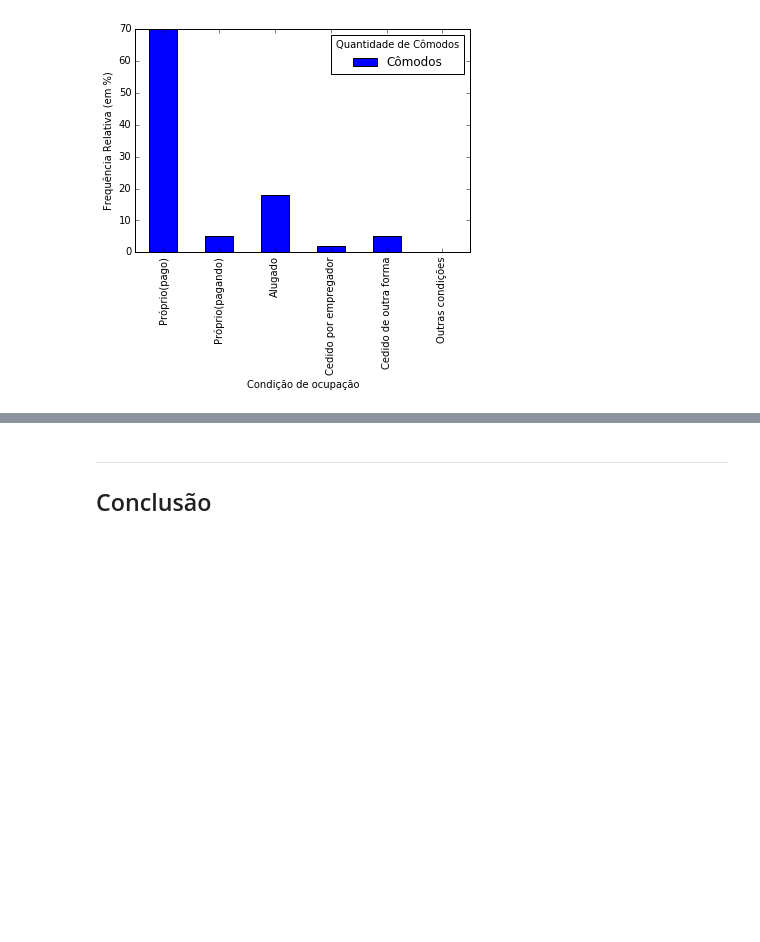
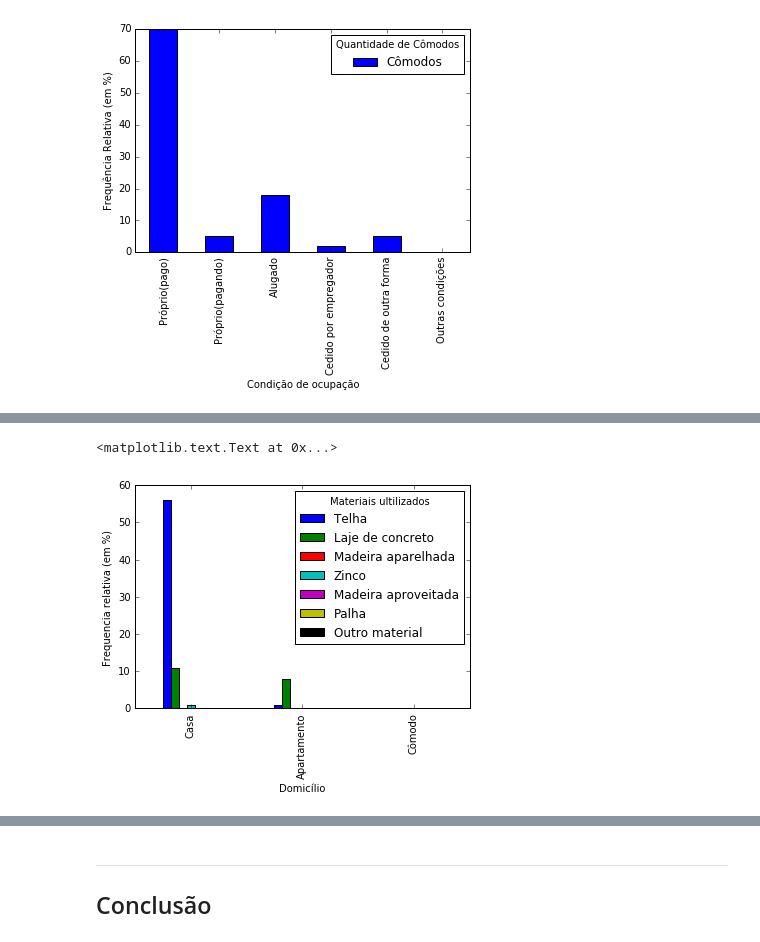
Before and after one commit to brunodratcu/CD1S17, a Jupyter notebook: Projeto1/Projeto1 Layout.ipynb, the cells around one changed output, grey strips where cells are left out. Saved outputs shown, nothing was run; the diff lists cells and outputs as text; code cells hidden in the pictures; blank space fills up the shorter version.

```diff
--- a/Projeto1/Projeto1 Layout.ipynb
+++ b/Projeto1/Projeto1 Layout.ipynb
@@ -273,0 +451,8 @@ plt.ylabel("Frequencia relativa (em %)")
+# %%
+c5 = pd.crosstab(dados["Domicílio"],dados["Material predominante na cobertura do domicílio"], rownames=["Domicílio"], colnames=["Materiais ultilizados"])
+c5 = (c5/len(dados)*100).round(decimals=0)
+plot = c5.plot(kind='bar')
+plt.ylabel("Frequencia relativa (em %)")
+# %% [output]
+<matplotlib.text.Text at 0x...>
+[figure, added]
```
Also changed, not shown: parts of 34 cells of this notebook.
